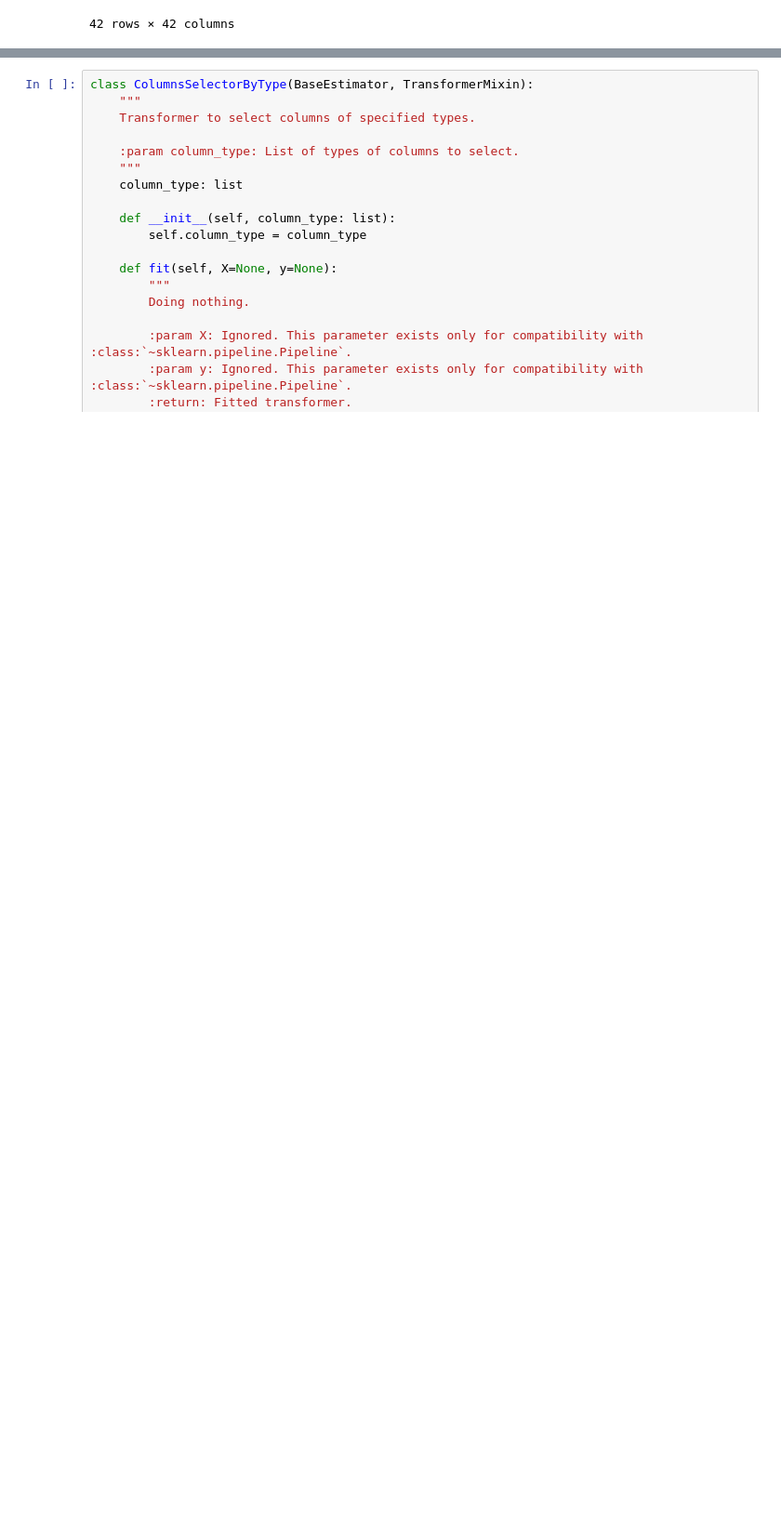
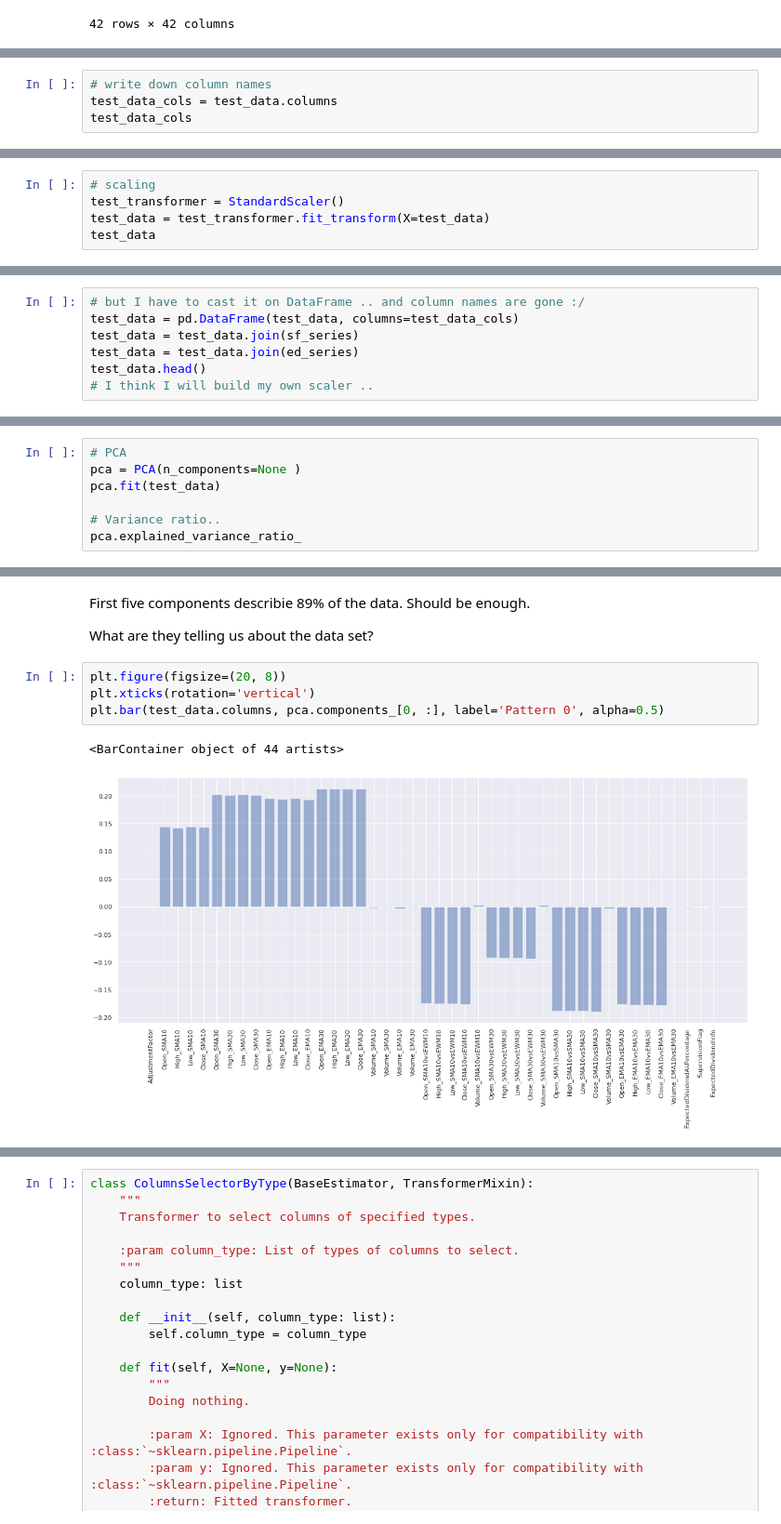
Before and after one commit to velblu/ML-datasets, a Jupyter notebook: jpx_prediction.ipynb, the cells around one changed output, grey strips where cells are left out. Shown at 93% size. Cells and saved outputs as stored; diff of their text form; blank space fills up the shorter version.

```diff
--- a/jpx_prediction.ipynb
+++ b/jpx_prediction.ipynb
@@ -1813,0 +1830,4 @@ Creating tranformers for preprocessing pipeline.
+# %%
+# write down column names
+test_data_cols = test_data.columns
+test_data_cols
@@ -1813,0 +1848,5 @@ Creating tranformers for preprocessing pipeline.
+# %%
+# scaling
+test_transformer = StandardScaler()
+test_data = test_transformer.fit_transform(X=test_data)
+test_data
@@ -1813,0 +1867,7 @@ Creating tranformers for preprocessing pipeline.
+# %%
+# but I have to cast it on DataFrame .. and column names are gone :/
+test_data = pd.DataFrame(test_data, columns=test_data_cols)
+test_data = test_data.join(sf_series)
+test_data = test_data.join(ed_series)
+test_data.head()
+# I think I will build my own scaler ..
@@ -1813,0 +1885,7 @@ Creating tranformers for preprocessing pipeline.
+# %%
+# PCA
+pca = PCA(n_components=None )
+pca.fit(test_data)
+
+# Variance ratio..
+pca.explained_variance_ratio_
@@ -1813,0 +1922,12 @@ Creating tranformers for preprocessing pipeline.
+# %% [markdown]
+First five components describie 89% of the data. Should be enough.
+
+
+What are they telling us about the data set?
+# %%
+plt.figure(figsize=(20, 8))
+plt.xticks(rotation='vertical')
+plt.bar(test_data.columns, pca.components_[0, :], label='Pattern 0', alpha=0.5)
+# %% [output]
+<BarContainer object of 44 artists>
+[figure, added]
```
Also changed, not shown: parts of 105 cells of this notebook.
